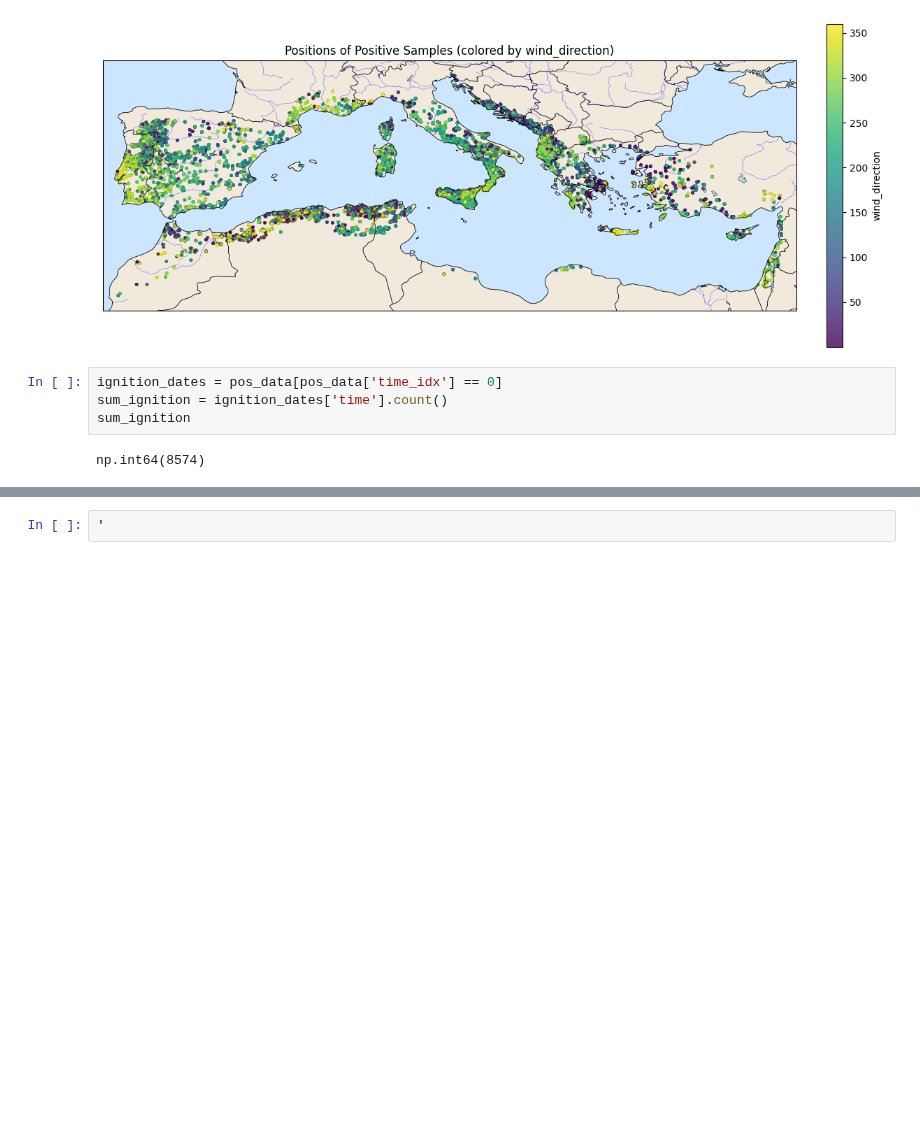
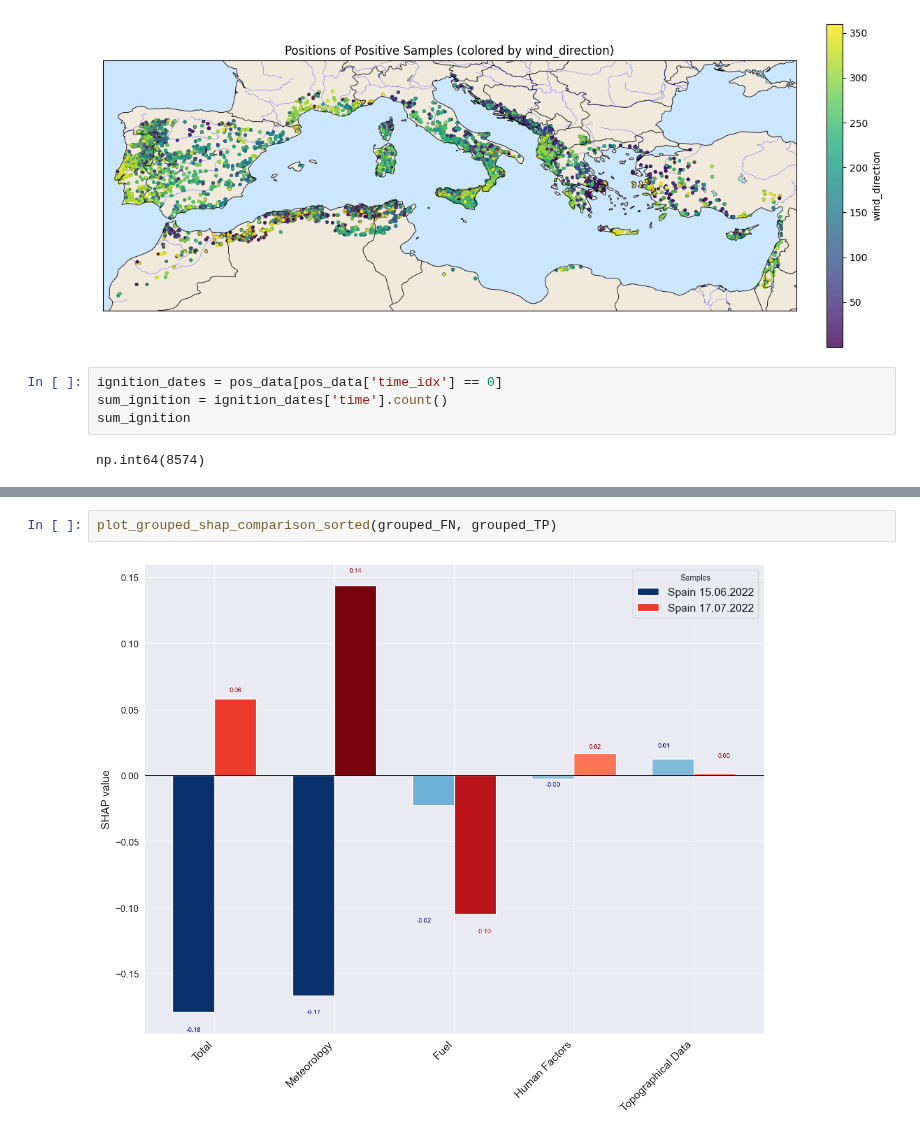
Before and after one commit to paulinebecker2002/mesogeos, a Jupyter notebook: outputs/big_fires.ipynb, the cells around one changed output, grey strips where cells are left out. Drawn from its saved outputs; the diff is of its cells as text; blank space fills up the shorter version.

```diff
--- a/outputs/big_fires.ipynb
+++ b/outputs/big_fires.ipynb
@@ -328,2 +333,4 @@ plot_grouped_shap_comparison_sorted(grouped_FN, grouped_TP)
 # %%
-'
+plot_grouped_shap_comparison_sorted(grouped_FN, grouped_TP)
+# %% [output]
+[figure, added]
```
Also changed, not shown: parts of 4 cells of this notebook, 12 other files.
